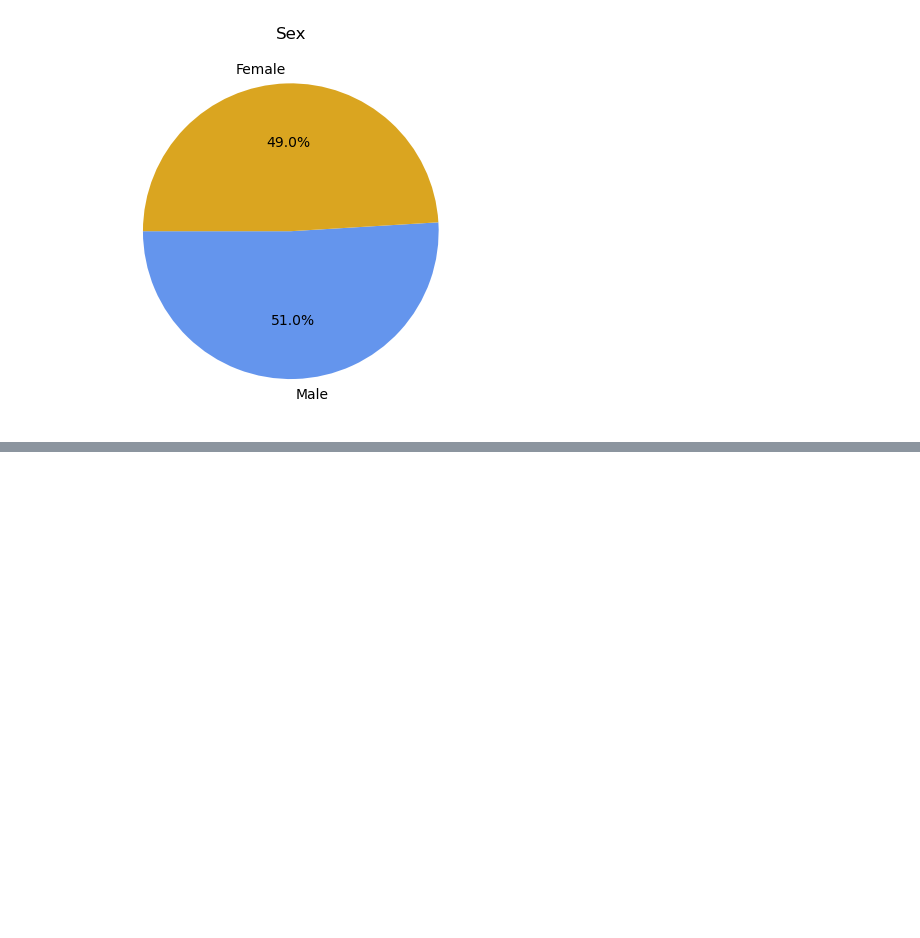
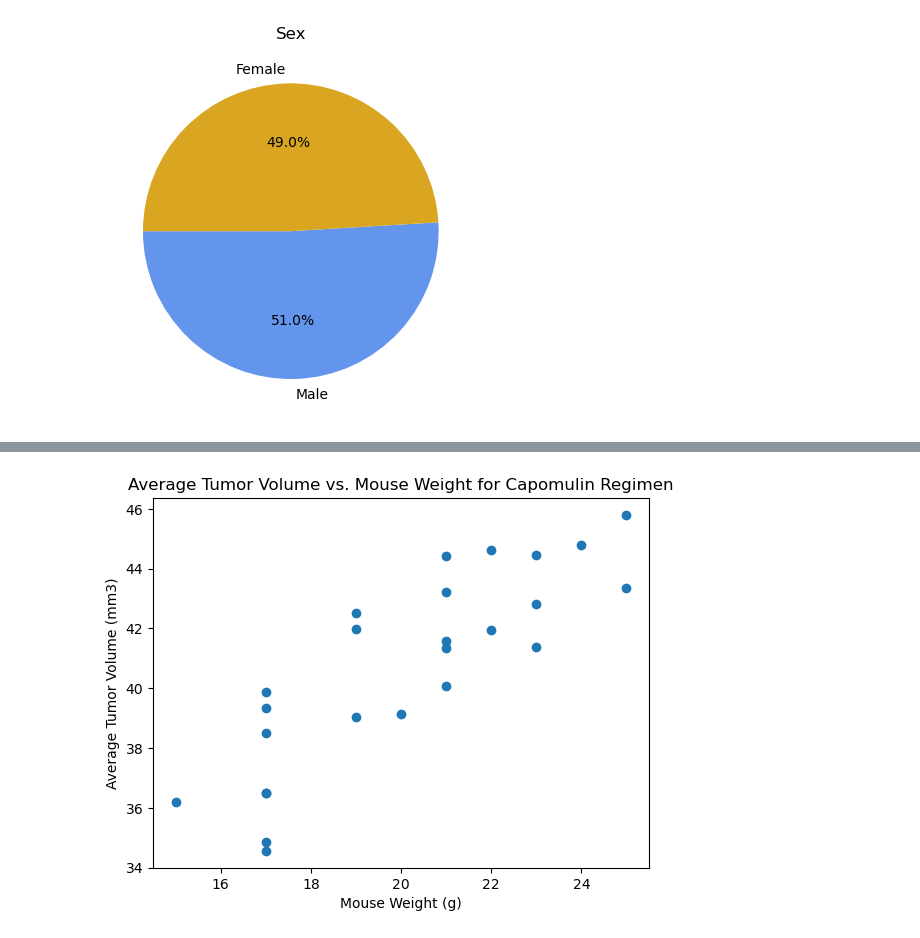
Before and after one commit to beccasolomon22/Pymaceuticals-challenge, a Jupyter notebook: Pymaceuticals_mice.ipynb, the cells around one changed output, grey strips where cells are left out. Saved outputs shown, nothing was run; the diff lists cells and outputs as text; code cells hidden in the pictures; blank space fills up the shorter version.

```diff
--- a/Pymaceuticals_mice.ipynb
+++ b/Pymaceuticals_mice.ipynb
@@ -282,0 +383,13 @@ tumor_vol = []
+# %%
+# Generate a scatter plot of average tumor volume vs. mouse weight for the Capomulin regimen
+# Group the Capomulin data by mouse ID to calculate the average tumor volume and weight for each mouse
+capomulin_grouped = capomulin.groupby('Mouse ID').agg({'Tumor Volume (mm3)': 'mean', 'Weight (g)': 'mean'})
+
+# Create a scatter plot with the average tumor volume on the y-axis and the average mouse weight on the x-axis
+plt.scatter(capomulin_grouped['Weight (g)'], capomulin_grouped['Tumor Volume (mm3)'])
+plt.title('Average Tumor Volume vs. Mouse Weight for Capomulin Regimen')
+plt.xlabel('Mouse Weight (g)')
+plt.ylabel('Average Tumor Volume (mm3)')
+plt.show()
+# %% [output]
+[figure, added]
```
Also changed, not shown: parts of 10 cells of this notebook.
